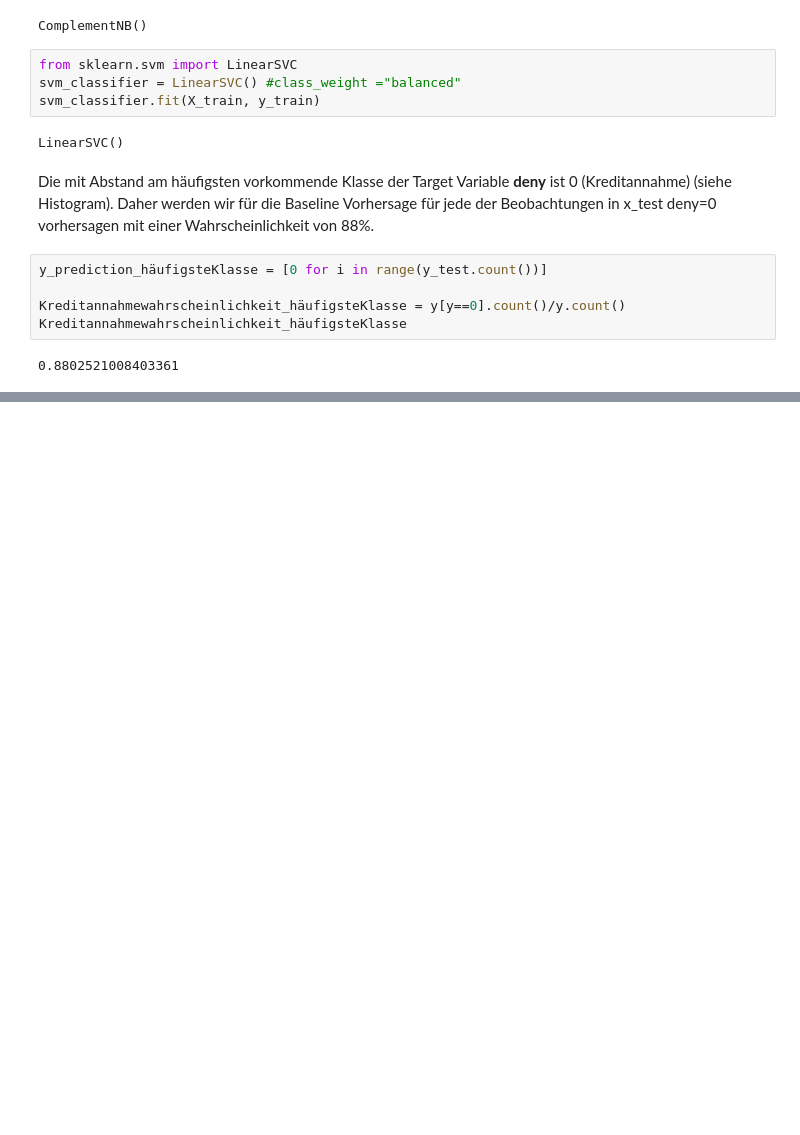
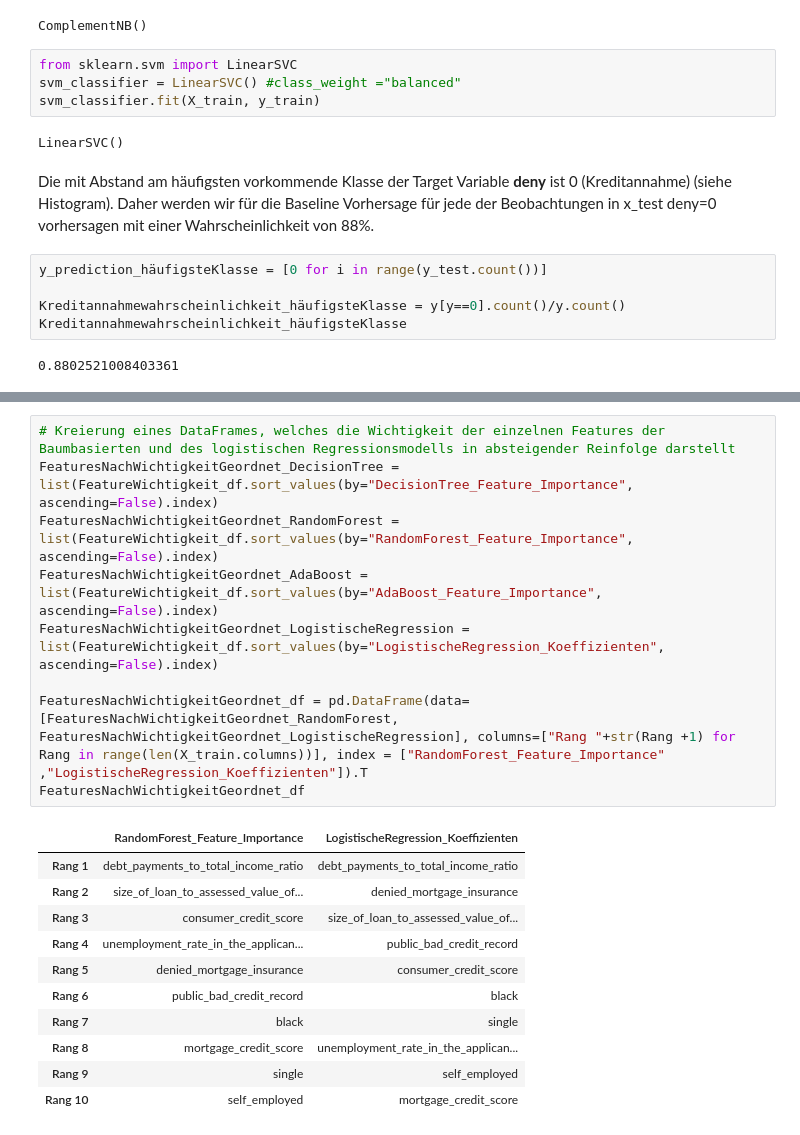
Before and after one commit to u-adrian/PSDA, a Jupyter notebook: 01_Exercise/Aufgabe_5.ipynb, the cells around one changed output, grey strips where cells are left out. Saved outputs shown, nothing was run; the diff lists cells and outputs as text; blank space fills up the shorter version.

```diff
--- a/01_Exercise/Aufgabe_5.ipynb
+++ b/01_Exercise/Aufgabe_5.ipynb
@@ -476 +516,22 @@ Die relative Wichtigkeit der einzelenen Attribute ist unterschiedlich zwischen d
+# %%
+# Kreierung eines DataFrames, welches die Wichtigkeit der einzelnen Features der Baumbasierten und des logistischen Regressionsmodells in absteigender Reinfolge darstellt
+FeaturesNachWichtigkeitGeordnet_DecisionTree = list(FeatureWichtigkeit_df.sort_values(by="DecisionTree_Feature_Importance", ascending=False).index)
+FeaturesNachWichtigkeitGeordnet_RandomForest = list(FeatureWichtigkeit_df.sort_values(by="RandomForest_Feature_Importance", ascending=False).index)
+FeaturesNachWichtigkeitGeordnet_AdaBoost = list(FeatureWichtigkeit_df.sort_values(by="AdaBoost_Feature_Importance", ascending=False).index)
+FeaturesNachWichtigkeitGeordnet_LogistischeRegression = list(FeatureWichtigkeit_df.sort_values(by="LogistischeRegression_Koeffizienten", ascending=False).index)
+
+FeaturesNachWichtigkeitGeordnet_df = pd.DataFrame(data=[FeaturesNachWichtigkeitGeordnet_RandomForest, FeaturesNachWichtigkeitGeordnet_LogistischeRegression], columns=["Rang "+str(Rang +1) for Rang in range(len(X_train.columns))], index = ["RandomForest_Feature_Importance"	,"LogistischeRegression_Koeffizienten"]).T
+FeaturesNachWichtigkeitGeordnet_df
+# %% [output]
+|  | RandomForest_Feature_Importance | LogistischeRegression_Koeffizienten |
+| Rang 1 | debt_payments_to_total_income_ratio | debt_payments_to_total_income_ratio |
+| Rang 2 | size_of_loan_to_assessed_value_of... | denied_mortgage_insurance |
+| Rang 3 | consumer_credit_score | size_of_loan_to_assessed_value_of... |
+| Rang 4 | unemployment_rate_in_the_applican... | public_bad_credit_record |
+| Rang 5 | denied_mortgage_insurance | consumer_credit_score |
+| Rang 6 | public_bad_credit_record | black |
+| Rang 7 | black | single |
+| Rang 8 | mortgage_credit_score | unemployment_rate_in_the_applican... |
+| Rang 9 | single | self_employed |
+| Rang 10 | self_employed | mortgage_credit_score |
 # %%
```
Also changed, not shown: parts of 30 cells of this notebook.
